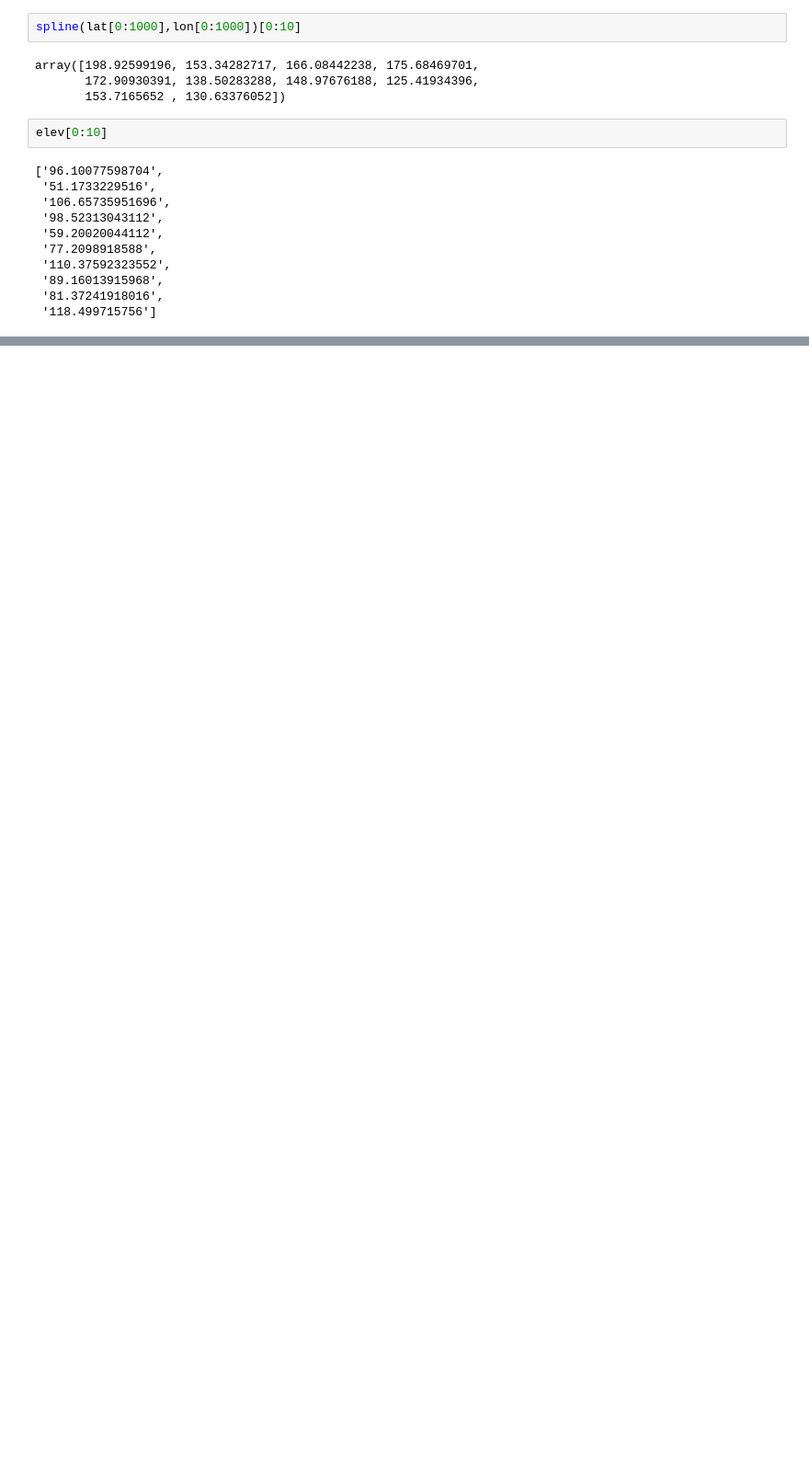
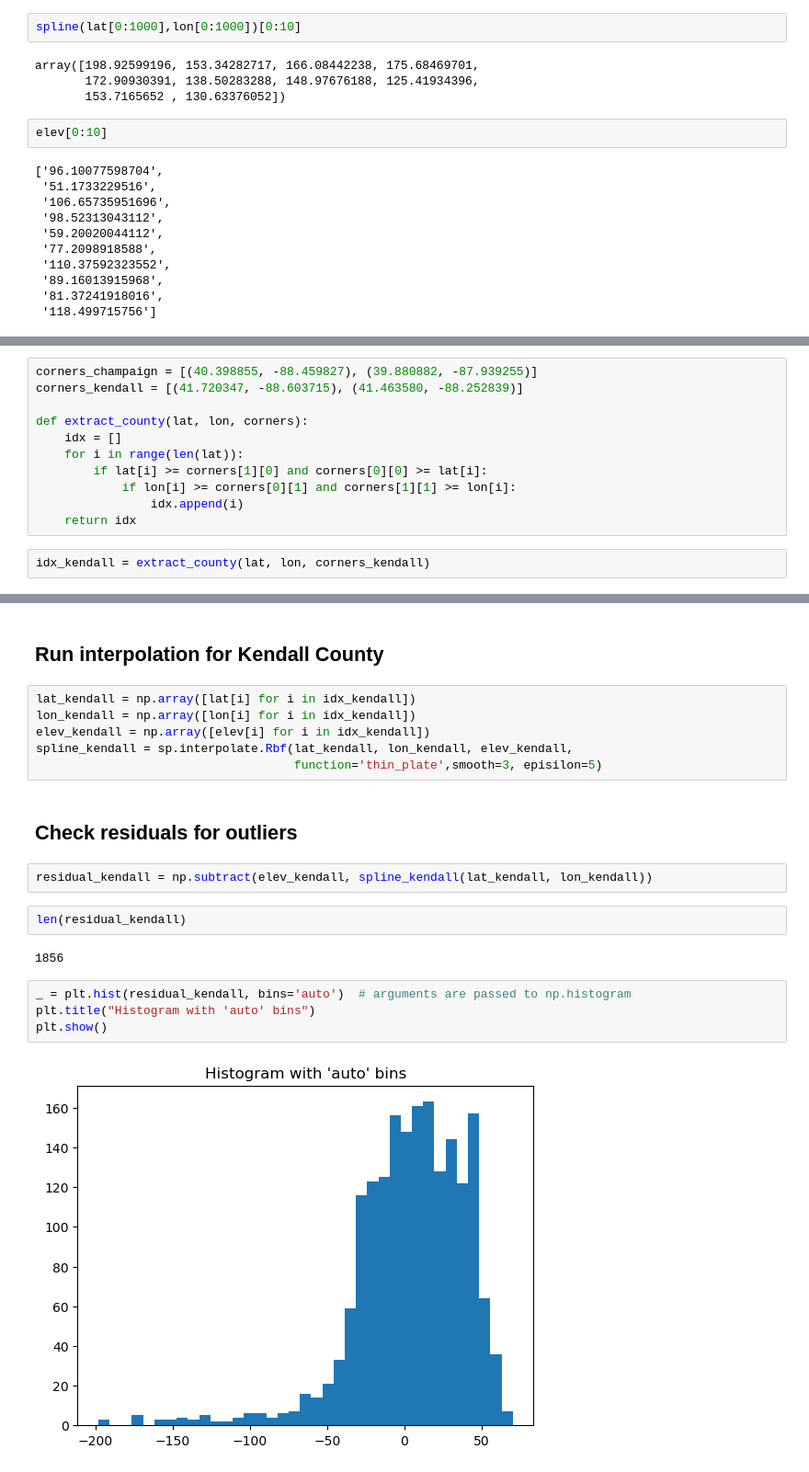
Before and after one commit to LittleFat3Tuan/STAT427_SP23_Proj2, a Jupyter notebook: numpy_interp.ipynb, the cells around one changed output, grey strips where cells are left out. Shown: that part at 92% size. Cells and saved outputs as stored; diff of their text form; blank space fills up the shorter version.

Commit message:
numpy interpolation for kendall

```diff
--- a/numpy_interp.ipynb
+++ b/numpy_interp.ipynb
@@ -46,0 +52,13 @@ elev[0:10]
+# %%
+corners_champaign = [(40.398855, -88.459827), (39.880882, -87.939255)]
+corners_kendall = [(41.720347, -88.603715), (41.463580, -88.252839)]
+
+def extract_county(lat, lon, corners):
+    idx = []
+    for i in range(len(lat)):
+        if lat[i] >= corners[1][0] and corners[0][0] >= lat[i]:
+            if lon[i] >= corners[0][1] and corners[1][1] >= lon[i]:
+                idx.append(i)
+    return idx
+# %%
+idx_kendall = extract_county(lat, lon, corners_kendall)
@@ -46,0 +69,22 @@ elev[0:10]
+# %% [markdown]
+## Run interpolation for Kendall County
+# %%
+lat_kendall = np.array([lat[i] for i in idx_kendall])
+lon_kendall = np.array([lon[i] for i in idx_kendall])
+elev_kendall = np.array([elev[i] for i in idx_kendall])
+spline_kendall = sp.interpolate.Rbf(lat_kendall, lon_kendall, elev_kendall,
+                                    function='thin_plate',smooth=3, episilon=5)
+# %% [markdown]
+## Check residuals for outliers
+# %%
+residual_kendall = np.subtract(elev_kendall, spline_kendall(lat_kendall, lon_kendall))
+# %%
+len(residual_kendall)
+# %% [output]
+1856
+# %%
+_ = plt.hist(residual_kendall, bins='auto')  # arguments are passed to np.histogram
+plt.title("Histogram with 'auto' bins")
+plt.show()
+# %% [output]
+[figure, added]
```
Also changed, not shown: parts of 9 cells of this notebook.
